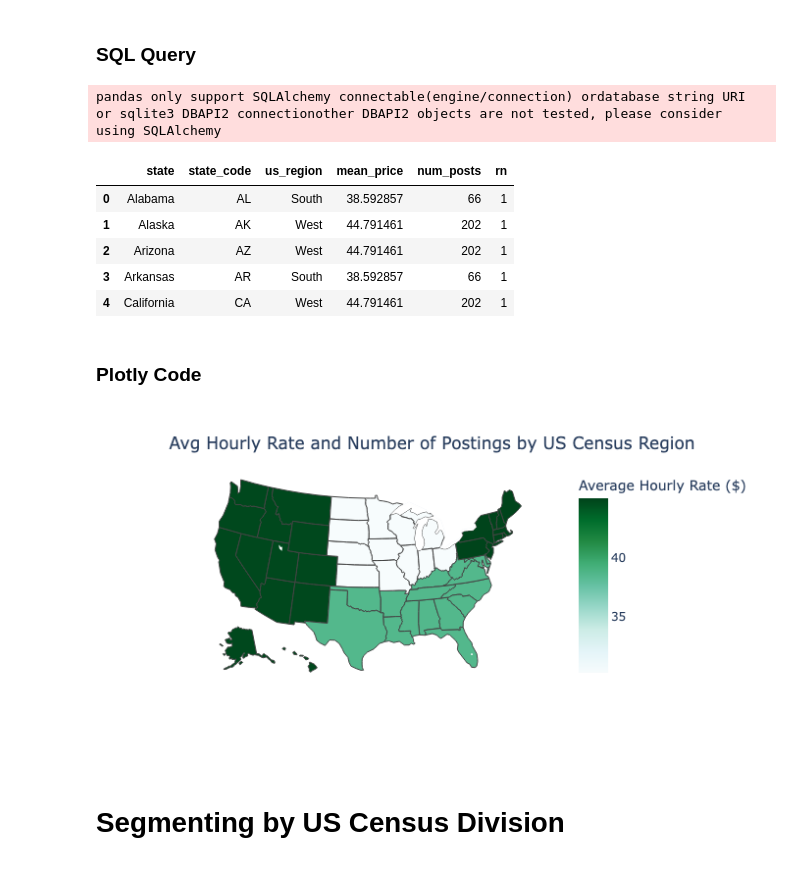
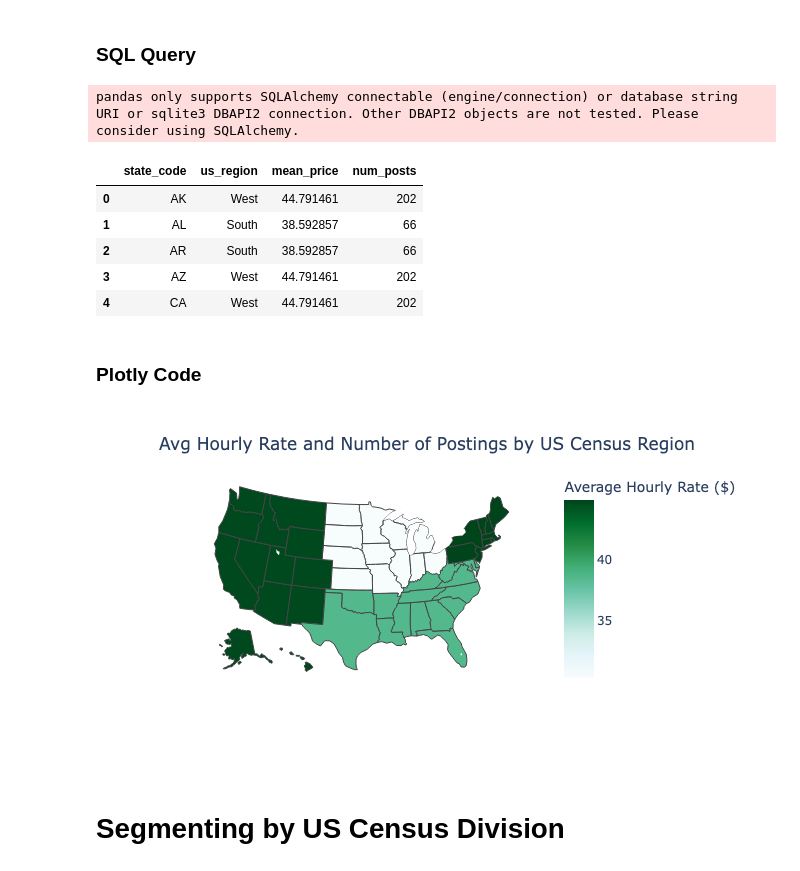
Before and after one commit to papir805/craigslist_web_scraper, a Jupyter notebook: CL_eda/tutoring_EDA_with_SQL.ipynb, the cells around one changed output. Drawn from its saved outputs; the diff is of its cells as text; code cells hidden in the pictures.

```diff
--- a/CL_eda/tutoring_EDA_with_SQL.ipynb
+++ b/CL_eda/tutoring_EDA_with_SQL.ipynb
@@ -524,7 +524,9 @@ plt.title('Count of postings by US Census Region');
 # %%
 mean_and_count_by_us_census_region_sql = pd.read_sql_query("""
 WITH cl_tutoring_2022_02_03 AS (
-    SELECT *
+    SELECT state
+         , id
+         , price
     FROM cl_tutoring
     WHERE date_scraped = '2022-02-03'
       AND price IS NOT NULL
@@ -541,56 +543,59 @@ LEFT JOIN cl_tutoring_2022_02_03 AS cl
        ON cr.state = cl.state
   ),
 
-mean_price_size_by_us_region as (SELECT state
-     , state_code
+mean_price_size_by_us_region as (
+    SELECT state
+         , state_code
+         , us_region
+         , AVG(price) OVER (PARTITION BY us_region) AS mean_price
+         , COUNT(id) OVER (PARTITION BY us_region) AS num_posts
+         , ROW_NUMBER() OVER (PARTITION BY us_region, state) AS rn
+     FROM cl_tutoring_w_census)
+
+SELECT state_code
      , us_region
-     , AVG(price) OVER (PARTITION BY us_region) AS mean_price
-     , COUNT(id) OVER (PARTITION BY us_region) AS num_posts
-     , ROW_NUMBER() OVER (PARTITION BY us_region, state) AS rn
- FROM cl_tutoring_w_census)
-
-SELECT *
+     , mean_price
+     , num_posts
 FROM mean_price_size_by_us_region
 WHERE rn = 1
-ORDER BY 1;
+ORDER BY state_code;
 """, con=conn)
 # %% [output]
-pandas only support SQLAlchemy connectable(engine/connection) ordatabase string URI or sqlite3 DBAPI2 connectionother DBAPI2 objects are not tested, please consider using SQLAlchemy
+pandas only supports SQLAlchemy connectable (engine/connection) or database string URI or sqlite3 DBAPI2 connection. Other DBAPI2 objects are not tested. Please consider using SQLAlchemy.
 # %%
 mean_and_count_by_us_census_region_sql.head()
 # %% [output]
-|  | state | state_code | us_region | mean_price | num_posts | rn |
-| 0 | Alabama | AL | South | 38.592857 | 66 | 1 |
-| 1 | Alaska | AK | West | 44.791461 | 202 | 1 |
-| 2 | Arizona | AZ | West | 44.791461 | 202 | 1 |
-| 3 | Arkansas | AR | South | 38.592857 | 66 | 1 |
-| 4 | California | CA | West | 44.791461 | 202 | 1 |
+|  | state_code | us_region | mean_price | num_posts |
+| 0 | AK | West | 44.791461 | 202 |
+| 1 | AL | South | 38.592857 | 66 |
+| 2 | AR | South | 38.592857 | 66 |
+| 3 | AZ | West | 44.791461 | 202 |
+| 4 | CA | West | 44.791461 | 202 |
 # %% [markdown]
 ### Plotly Code
 # %%
 fig = px.choropleth(mean_and_count_by_us_census_region_sql,
                     locations='state_code',
                     color='mean_price',
                     color_continuous_scale='BuGn',
                     hover_name='us_region',
-                    hover_data={'mean_price':':.2f', 'num_posts':True, 'state':False, 'state_code':False},
+                    hover_data={'mean_price':':.2f', 'num_posts':True, 'state_code':False},
                     locationmode='USA-states',
                     labels={'num_posts':'Number of Posts',
                             'mean_price':'Average Hourly Rate ($)'},
                     scope='usa')
 
 fig.update_layout(
     title={'text':'Avg Hourly Rate and Number of Postings by US Census Region',
            'xanchor':'center',
            'yanchor':'top',
            'x':0.5})
 
-
 fig.show()
 
 pio.write_html(fig, file='/Users/rancher/Google Drive/coding/website/github_pages/mean_price_by_us_census_region_plotly.html')
 # %% [output]
-[figure, old version]
+[figure, new version]
 # %% [markdown]
 # Segmenting by US Census Division
 # %% [markdown]
```
Also changed, not shown: parts of 3 cells of this notebook, 1 other file.
